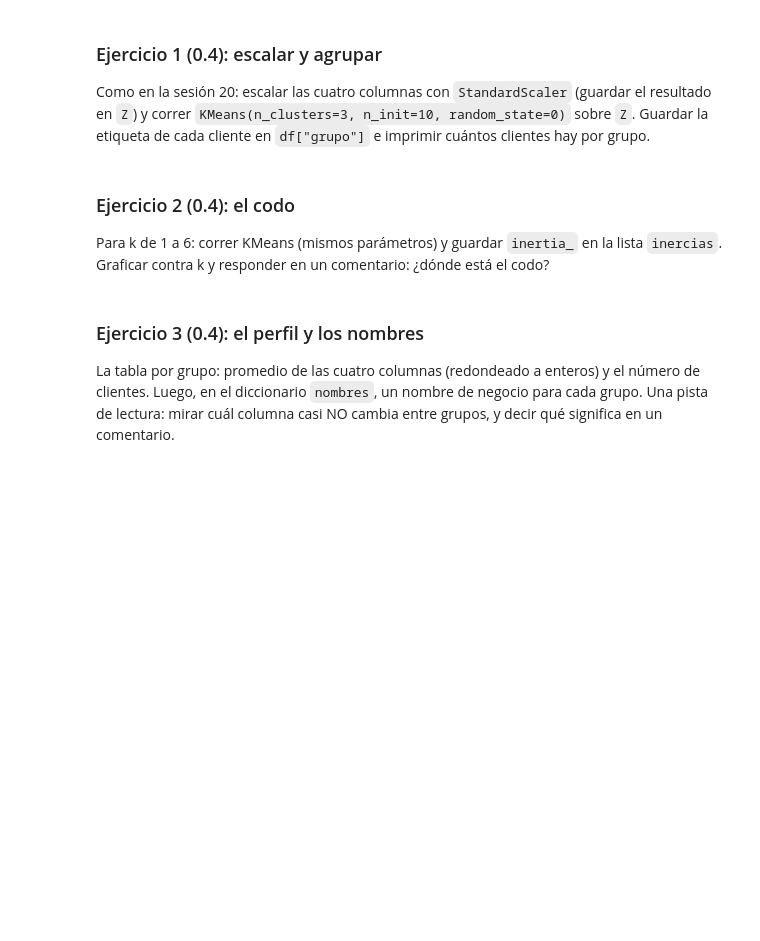
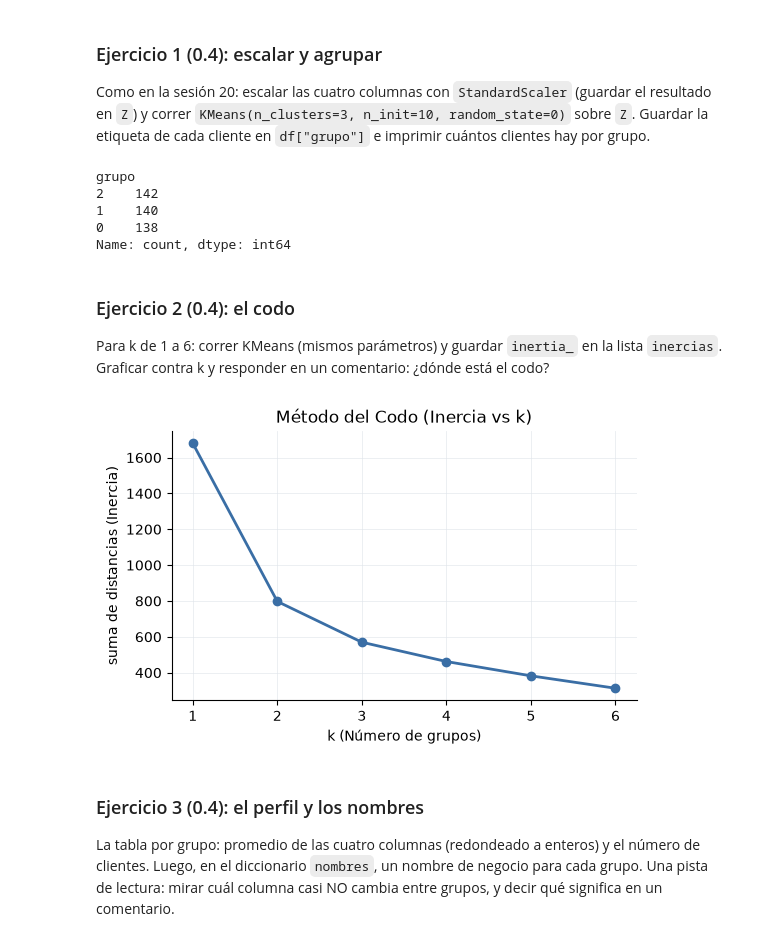
Before and after one commit to asterKnt/dataSci-HDT7, a Jupyter notebook: HDT7.ipynb, the cells around one changed output. Drawn from its saved outputs; the diff is of its cells as text; code cells hidden in the pictures; blank space fills up the shorter version.

```diff
--- a/HDT7.ipynb
+++ b/HDT7.ipynb
@@ -54,14 +54,21 @@ Como en la sesión 20: escalar las cuatro columnas con `StandardScaler` (guardar
 from sklearn.preprocessing import StandardScaler
 from sklearn.cluster import KMeans
 
-Z = ...            # ¿Qué va aquí?
-km = ...
-df["grupo"] = ...
+columnas = ["gasto", "visitas", "ticket", "antiguedad"]
+Z = StandardScaler().fit_transform(df[columnas])
+km = KMeans(n_clusters=3, n_init=10, random_state=0)
+df["grupo"] = km.fit_predict(Z)
 
-# imprimir el conteo por grupo
+print(df["grupo"].value_counts())
 
-# Verificación (descomentar):
-# assert sorted(df["grupo"].value_counts().tolist()) == [138, 140, 142]
+# Verificación (descomentar)
+assert sorted(df["grupo"].value_counts().tolist()) == [138, 140, 142]
+# %% [output]
+grupo
+2    142
+1    140
+0    138
+Name: count, dtype: int64
 # %% [markdown]
 ### Ejercicio 2 (0.4): el codo
 
@@ -69,20 +76,25 @@ Para k de 1 a 6: correr KMeans (mismos parámetros) y guardar `inertia_` en la l
 # %%
 inercias = []
 for k in range(1, 7):
-    # ¿Qué va aquí? una línea: ajustar y guardar .inertia_
-    pass
+    km_temp = KMeans(n_clusters=k, n_init=10, random_state=0).fit(Z)
+    inercias.append(km_temp.inertia_)
 
 # Al completar el loop, descomentar la gráfica:
-# fig, ax = plt.subplots(figsize=(6, 3.5))
-# ax.plot(range(1, 7), inercias, "o-", color=AZUL, lw=2)
-# ax.set_xlabel("k")
-# ax.set_ylabel("suma de distancias")
-# eje_limpio(ax)
-# plt.show()
-# Respuesta: ...
+fig, ax = plt.subplots(figsize=(6, 3.5))
+ax.plot(range(1, 7), inercias, "o-", color=AZUL, lw=2)
+ax.set_xlabel("k (Número de grupos)")
+ax.set_ylabel("suma de distancias (Inercia)")
+eje_limpio(ax)
+ax.set_title("Método del Codo (Inercia vs k)")
+plt.show()
+
+# Respuesta: El codo se localiza claramente en k = 3.
+# A partir de k = 3 la reducción de la inercia (suma de distancias cuadradas intra-cluster)se desacelera notablemente, evidenciando que 3 grupos es el número óptimo y natural de segmentos.
 
 # Verificación (descomentar):
-# assert round(inercias[2]) == 570
+assert round(inercias[2]) == 570
+# %% [output]
+[figure, added]
 # %% [markdown]
 ### Ejercicio 3 (0.4): el perfil y los nombres
 
```
Also changed, not shown: parts of 6 cells of this notebook.
